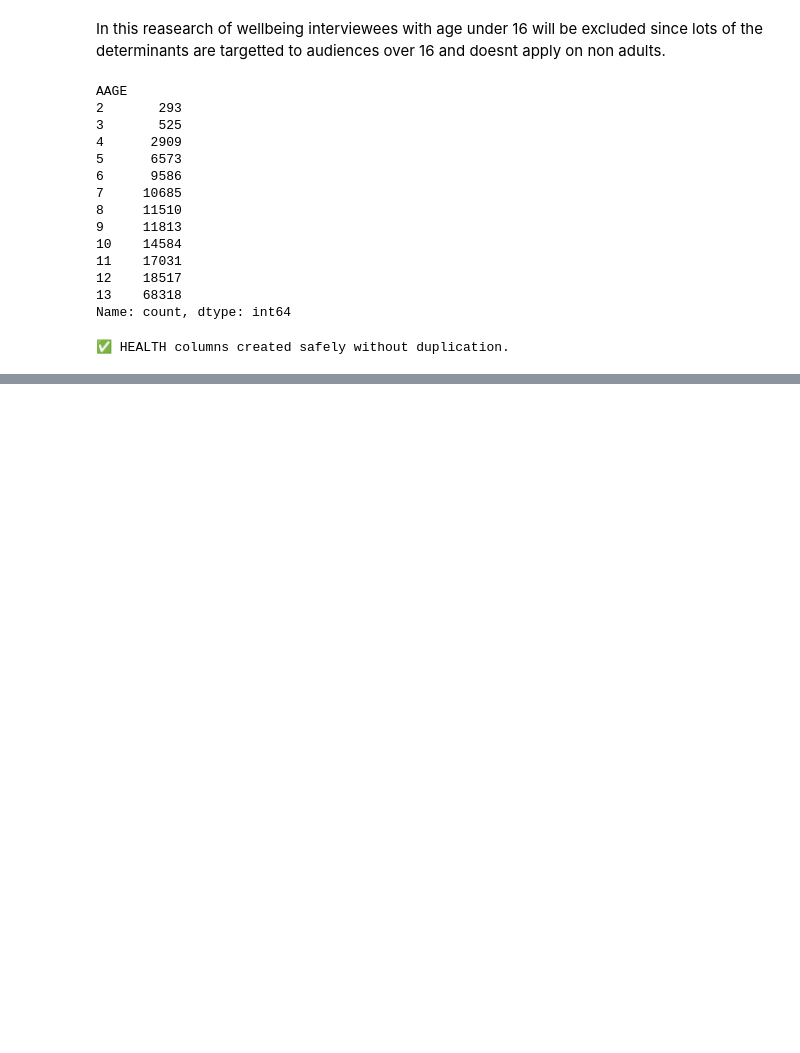
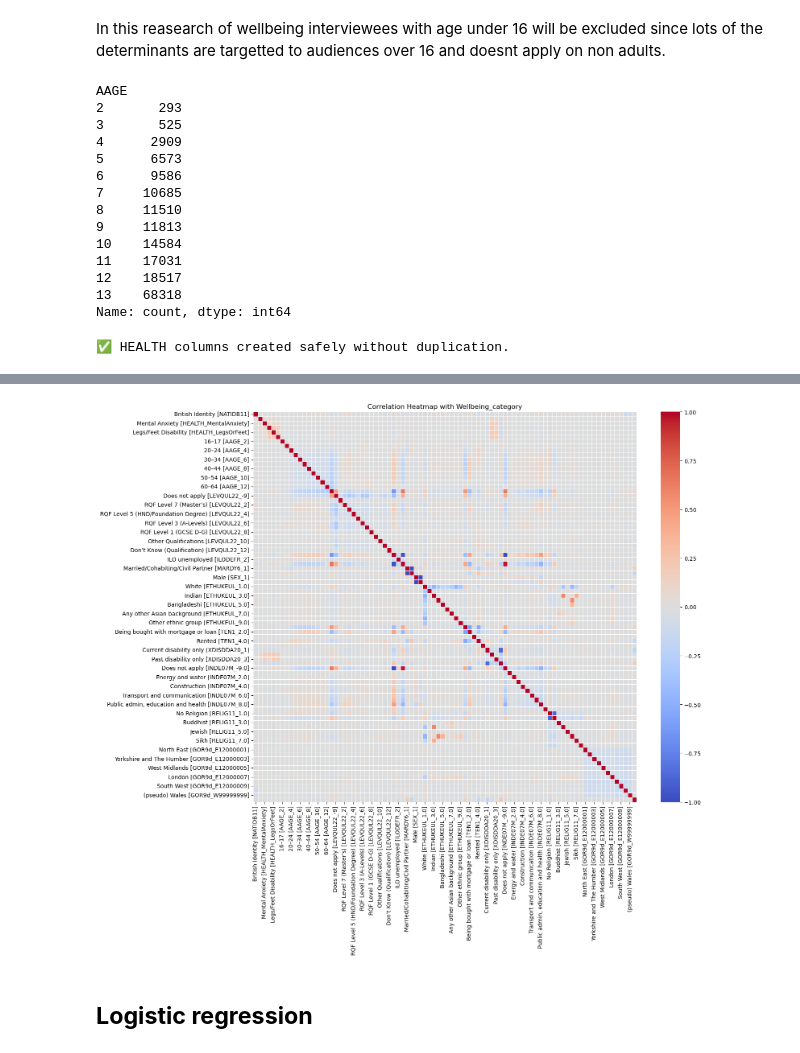
Before and after one commit to maxemporor/MSc-project, a Jupyter notebook: MSc.ipynb, the cells around one changed output, grey strips where cells are left out. Drawn from its saved outputs; the diff is of its cells as text; code cells hidden in the pictures; blank space fills up the shorter version.

```diff
--- a/MSc.ipynb
+++ b/MSc.ipynb
@@ -667,0 +465,42 @@ plt.show()
+# %%
+import pandas as pd
+import numpy as np
+import seaborn as sns
+import matplotlib.pyplot as plt
+
+# Step 1: Map Wellbeing_category to numeric
+model_df['Wellbeing_category_num'] = model_df['Wellbeing_category'].map({
+    'Low': 1,
+    'Medium': 2,
+    'High': 3,
+    'Very high': 4
+})
+
+# Step 2: Combine X_final (after encoding) with numeric target
+corr_df = X_final.copy()
+corr_df['Wellbeing_category_num'] = model_df['Wellbeing_category_num'].values
+
+# Step 3: Compute correlation matrix
+corr_matrix = corr_df.corr()
+
+# Step 4: Apply safe renaming to rows and columns
+def safe_rename(col):
+    human_label = feature_labels.get(col, col)
+    return f"{human_label} [{col}]"
+
+renamed_index = [safe_rename(col) for col in corr_matrix.index]
+renamed_columns = [safe_rename(col) for col in corr_matrix.columns]
+
+corr_matrix.index = renamed_index
+corr_matrix.columns = renamed_columns
+
+# Step 5: Plot heatmap
+plt.figure(figsize=(16, 14))
+sns.heatmap(corr_matrix, annot=False, cmap='coolwarm', linewidths=0.5, center=0)
+plt.title('Correlation Heatmap with Wellbeing_category')
+plt.tight_layout()
+plt.show()
+# %% [output]
+[figure, added]
+# %% [markdown]
+## **Logistic regression**
```
Also changed, not shown: parts of 22 cells of this notebook.
